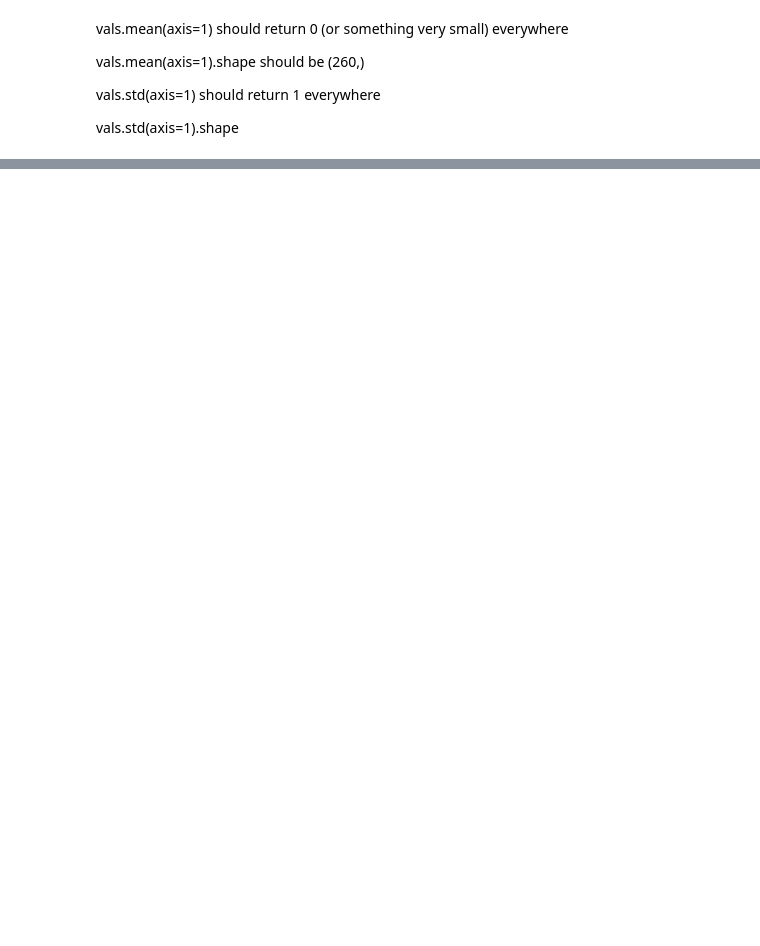
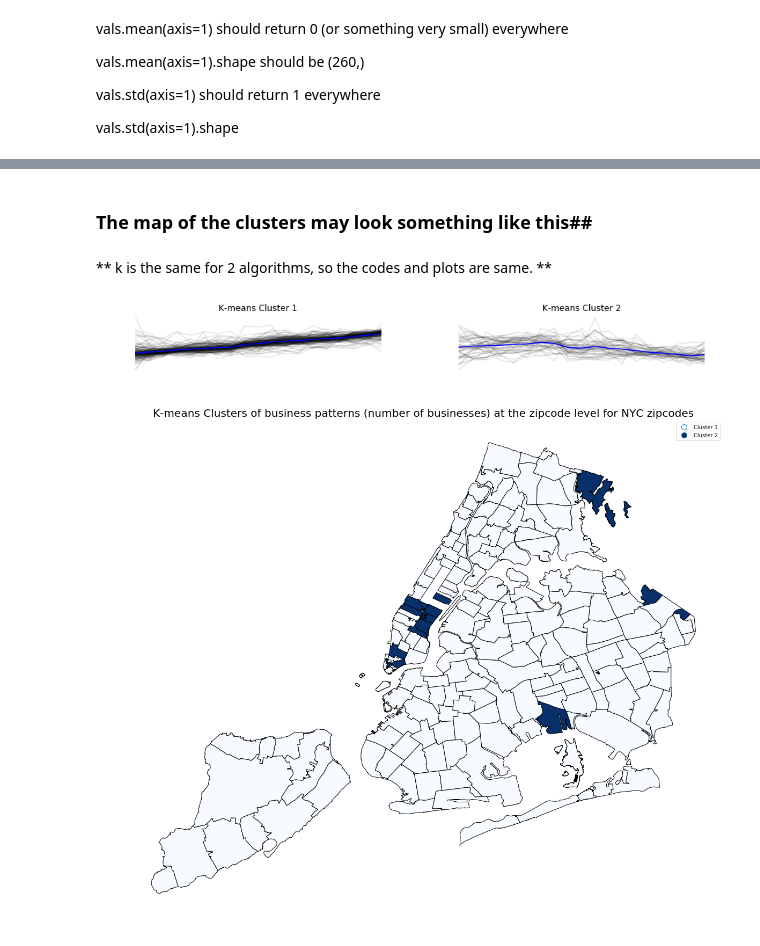
Before and after one commit to ShellyYin96/PUI2018_yy2908, a Jupyter notebook: HW12_yy2908/HW12_Assignment2.ipynb, the cells around one changed output, grey strips where cells are left out. Saved outputs shown, nothing was run; the diff lists cells and outputs as text; code cells hidden in the pictures; blank space fills up the shorter version.

```diff
--- a/HW12_yy2908/HW12_Assignment2.ipynb
+++ b/HW12_yy2908/HW12_Assignment2.ipynb
@@ -348,0 +313,5 @@ ddg = scp.hierarchy.dendrogram(scp.hierarchy.linkage(vals, method='ward'),
+# %%
+#cluster with kmeans
+km2 = KMeans(n_clusters=2, random_state=444).fit(vals)
+#km_res = km.fit(vals)
+vals['KM2'] = km2.fit(vals).labels_
@@ -348,0 +324,3 @@ ddg = scp.hierarchy.dendrogram(scp.hierarchy.linkage(vals, method='ward'),
+# %%
+shp2 = nyczipsshp.merge(vals, left_on='ZIPCODE', right_index=True)
+shp2.head()
@@ -348,0 +335,28 @@ ddg = scp.hierarchy.dendrogram(scp.hierarchy.linkage(vals, method='ward'),
+# %% [markdown]
+### The map of the clusters may look something like this##
+# %% [markdown]
+** k is the same for 2 algorithms, so the codes and plots are same. **
+# %%
+fig = plt.figure(figsize=(15,5))
+
+for n in range(2):
+    ax = fig.add_subplot(3,2,n+1)
+    cluster = vals[vals['KM2'] == n]
+    ax.plot(cluster.iloc[:,:-3].T, c='black', alpha=0.1)
+    ax.plot(cluster.iloc[:,:-3].mean(), c='b')
+    ax.set_title("K-means Cluster {}".format(str(n+1)))
+    ax.axis('off')
+
+
+fig2 = plt.figure(figsize=(20,17))
+ax2 = fig2.add_subplot(111)
+shp2.plot(ax=ax2, column='KM2', cmap='Blues', edgecolor='k', lw=1, legend=True, categorical=True)
+ax2.set_title('K-means Clusters of business patterns (number of businesses) at the zipcode level for NYC zipcodes',fontsize=20)
+ax2.axis('off')
+leg = ax2.get_legend()
+leg.get_texts()[0].set_text('Cluster 1')
+leg.get_texts()[1].set_text('Cluster 2')
+plt.show()
+# %% [output]
+[figure, added]
+[figure, added]
```
Also changed, not shown: parts of 52 cells of this notebook.
